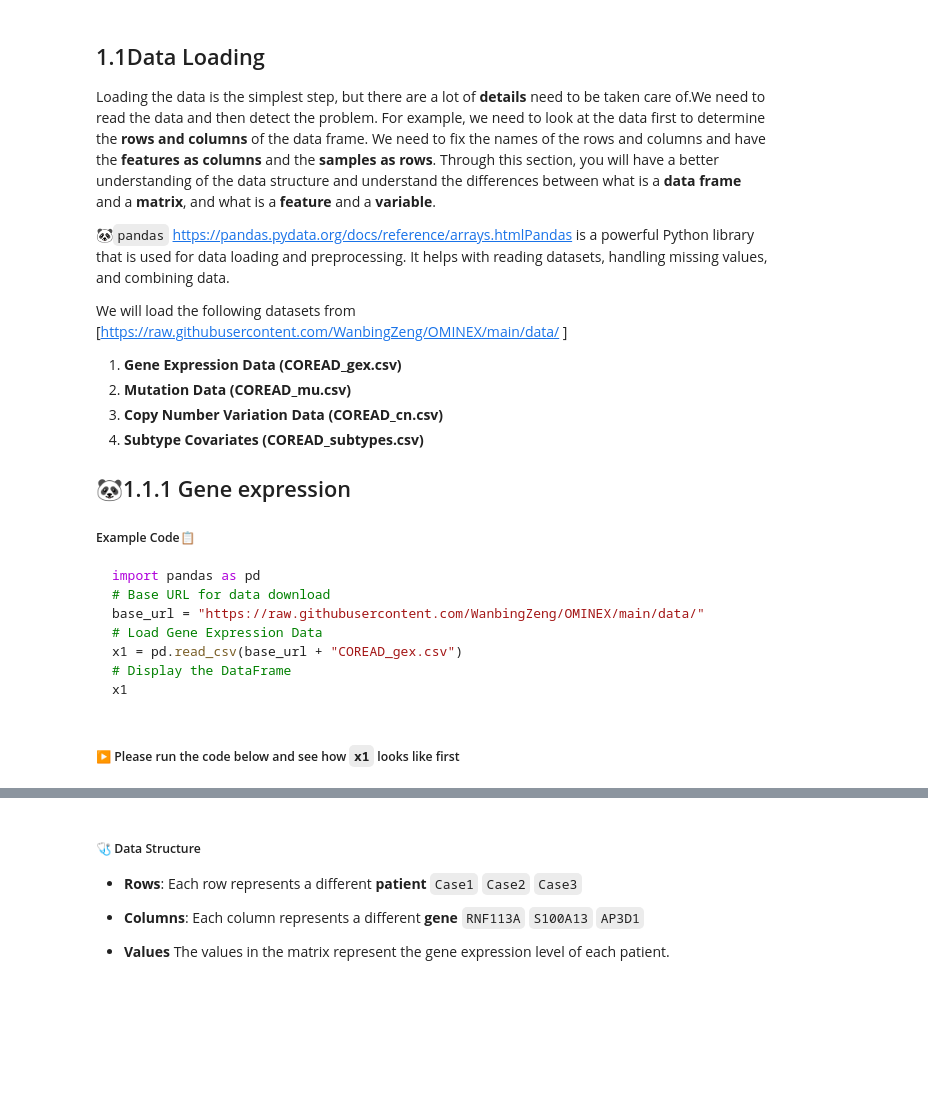
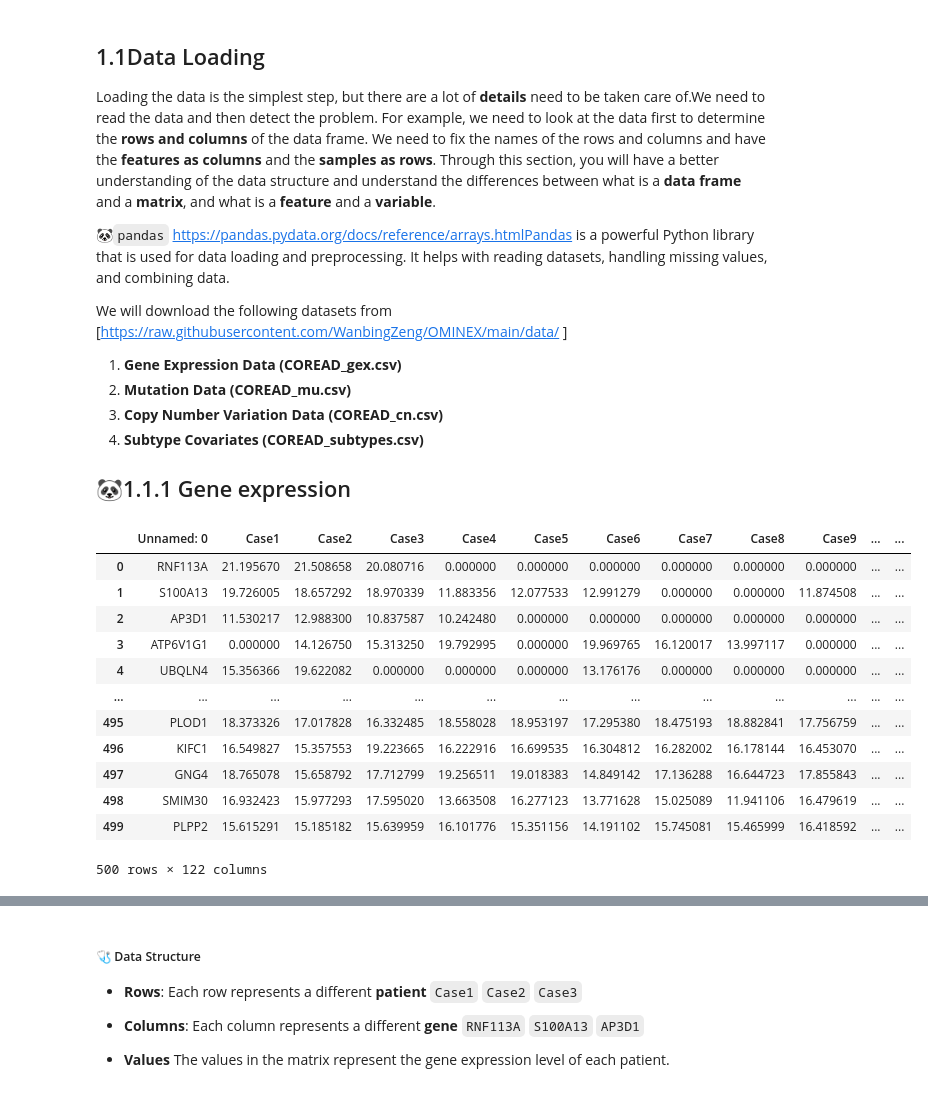
Before and after one commit to WanbingZeng/OMINEX, a Jupyter notebook: Chapeter 1 Data Loading and Preprocessing.ipynb, the cells around one changed output, grey strips where cells are left out. Saved outputs shown, nothing was run; the diff lists cells and outputs as text; code cells hidden in the pictures; blank space fills up the shorter version.

````diff
--- a/Chapeter 1 Data Loading and Preprocessing.ipynb
+++ b/Chapeter 1 Data Loading and Preprocessing.ipynb
@@ -36,7 +36,7 @@ Loading the data is the simplest step, but there are a lot of **details** need t
 🐼`pandas` https://pandas.pydata.org/docs/reference/arrays.htmlPandas is a powerful Python library that is used for data loading and preprocessing. It helps with reading datasets, handling missing values, and combining data.
 
 
-We will load the following datasets from [https://raw.githubusercontent.com/WanbingZeng/OMINEX/main/data/ ]
+We will download the following datasets from [https://raw.githubusercontent.com/WanbingZeng/OMINEX/main/data/ ]
 1. **Gene Expression Data (COREAD_gex.csv)**
 2. **Mutation Data (COREAD_mu.csv)**
 3. **Copy Number Variation Data (COREAD_cn.csv)**
@@ -44,20 +44,28 @@ We will load the following datasets from [https://raw.githubusercontent.com/Wanb
 
 ##
 ## 🐼1.1.1 Gene expression
-
-##### Example Code📋
-
-```python
-import pandas as pd
-# Base URL for data download
-base_url = "https://raw.githubusercontent.com/WanbingZeng/OMINEX/main/data/"
-# Load Gene Expression Data
-x1 = pd.read_csv(base_url + "COREAD_gex.csv")
-# Display the DataFrame
-x1
-
-```
-##### ▶️ Please run the code below and see how `x1` looks like first
+# %%
+import pandas as pd
+# Base URL for data download
+base_url = "https://raw.githubusercontent.com/WanbingZeng/OMINEX/main/data/"
+# Load Gene Expression Data
+x1 = pd.read_csv(base_url + "COREAD_gex.csv")
+# Display the DataFrame
+x1
+# %% [output]
+|  | Unnamed: 0 | Case1 | Case2 | Case3 | Case4 | Case5 | Case6 | Case7 | Case8 | Case9 | ... | ... |
+| 0 | RNF113A | 21.195670 | 21.508658 | 20.080716 | 0.000000 | 0.000000 | 0.000000 | 0.000000 | 0.000000 | 0.000000 | ... | ... |
+| 1 | S100A13 | 19.726005 | 18.657292 | 18.970339 | 11.883356 | 12.077533 | 12.991279 | 0.000000 | 0.000000 | 11.874508 | ... | ... |
+| 2 | AP3D1 | 11.530217 | 12.988300 | 10.837587 | 10.242480 | 0.000000 | 0.000000 | 0.000000 | 0.000000 | 0.000000 | ... | ... |
+| 3 | ATP6V1G1 | 0.000000 | 14.126750 | 15.313250 | 19.792995 | 0.000000 | 19.969765 | 16.120017 | 13.997117 | 0.000000 | ... | ... |
+| 4 | UBQLN4 | 15.356366 | 19.622082 | 0.000000 | 0.000000 | 0.000000 | 13.176176 | 0.000000 | 0.000000 | 0.000000 | ... | ... |
+| ... | ... | ... | ... | ... | ... | ... | ... | ... | ... | ... | ... | ... |
+| 495 | PLOD1 | 18.373326 | 17.017828 | 16.332485 | 18.558028 | 18.953197 | 17.295380 | 18.475193 | 18.882841 | 17.756759 | ... | ... |
+| 496 | KIFC1 | 16.549827 | 15.357553 | 19.223665 | 16.222916 | 16.699535 | 16.304812 | 16.282002 | 16.178144 | 16.453070 | ... | ... |
+| 497 | GNG4 | 18.765078 | 15.658792 | 17.712799 | 19.256511 | 19.018383 | 14.849142 | 17.136288 | 16.644723 | 17.855843 | ... | ... |
+| 498 | SMIM30 | 16.932423 | 15.977293 | 17.595020 | 13.663508 | 16.277123 | 13.771628 | 15.025089 | 11.941106 | 16.479619 | ... | ... |
+| 499 | PLPP2 | 15.615291 | 15.185182 | 15.639959 | 16.101776 | 15.351156 | 14.191102 | 15.745081 | 15.465999 | 16.418592 | ... | ... |
+500 rows × 122 columns
 # %% [markdown]
 **We can see `Unnamed: 0` in the first row, which means that simply using `pd.read_csv` does not fix the first row as the index. Therefore, we need set the first row as the index using  `index_col=0`.**
 
````
Also changed, not shown: parts of 33 cells of this notebook.
